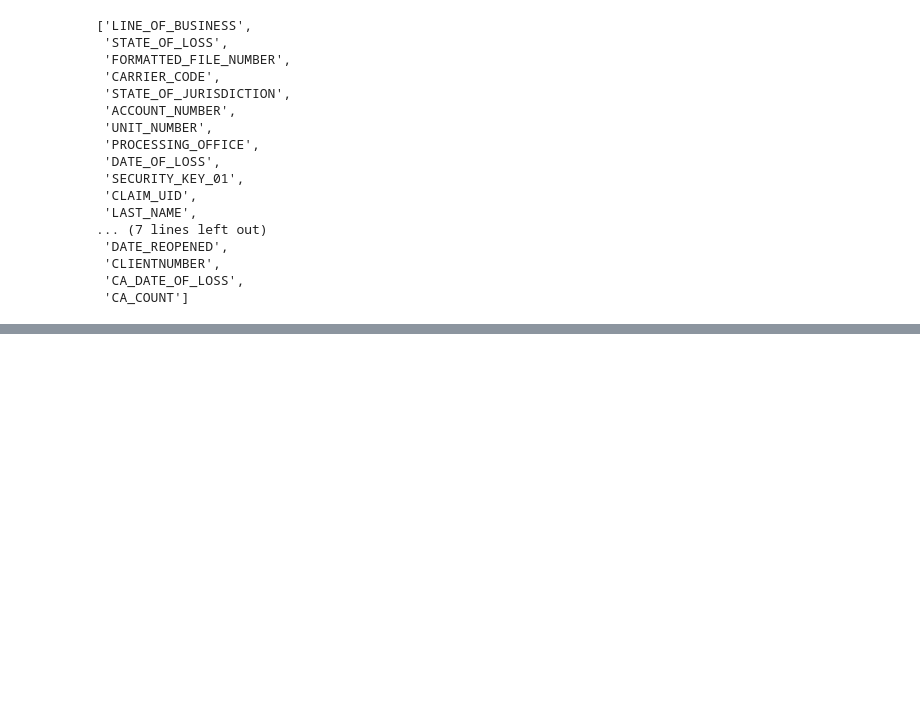
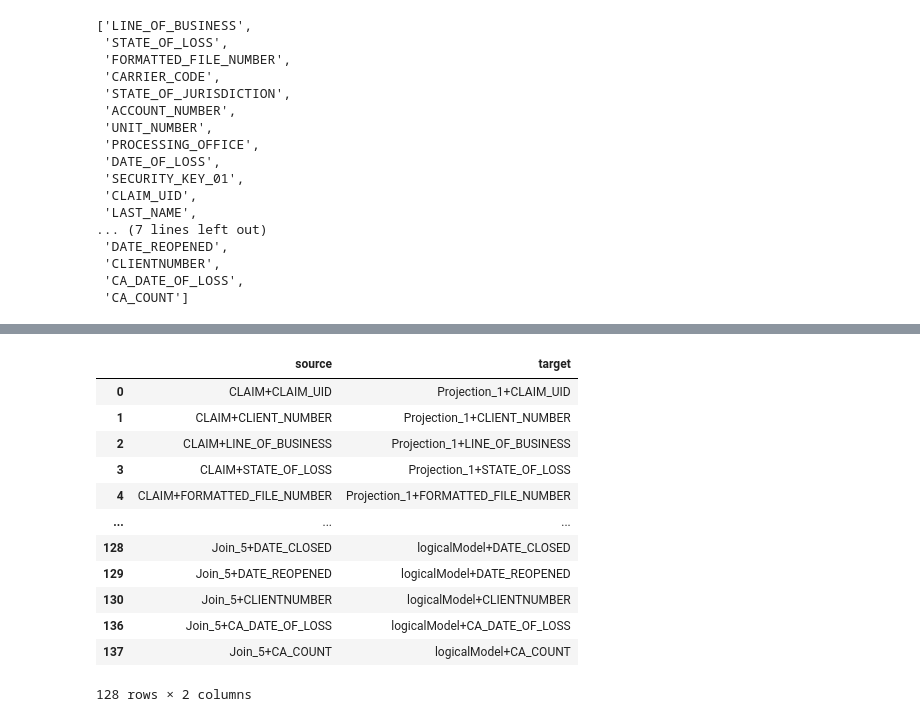
Before and after one commit to sudarshan-magaji/hana-kt, a Jupyter notebook: Untitled.ipynb, the cells around one changed output, grey strips where cells are left out. Cells and saved outputs as stored; diff of their text form; code cells hidden in the pictures; blank space fills up the shorter version.

```diff
--- a/Untitled.ipynb
+++ b/Untitled.ipynb
@@ -207,0 +289,24 @@ list(cv_claim[['TARGET_NODE','TARGET_VALUE']].groupby('TARGET_NODE').get_group('
+# %%
+source=(cv_claim['SOURCE_NODE']+'+'+cv_claim['SOURCE_VALUE'])
+# %%
+df=pd.DataFrame([source,target]).T
+# %%
+df.columns=['source','target']
+# %%
+df=df.dropna()
+# %%
+df
+# %% [output]
+|  | source | target |
+| 0 | CLAIM+CLAIM_UID | Projection_1+CLAIM_UID |
+| 1 | CLAIM+CLIENT_NUMBER | Projection_1+CLIENT_NUMBER |
+| 2 | CLAIM+LINE_OF_BUSINESS | Projection_1+LINE_OF_BUSINESS |
+| 3 | CLAIM+STATE_OF_LOSS | Projection_1+STATE_OF_LOSS |
+| 4 | CLAIM+FORMATTED_FILE_NUMBER | Projection_1+FORMATTED_FILE_NUMBER |
+| ... | ... | ... |
+| 128 | Join_5+DATE_CLOSED | logicalModel+DATE_CLOSED |
+| 129 | Join_5+DATE_REOPENED | logicalModel+DATE_REOPENED |
+| 130 | Join_5+CLIENTNUMBER | logicalModel+CLIENTNUMBER |
+| 136 | Join_5+CA_DATE_OF_LOSS | logicalModel+CA_DATE_OF_LOSS |
+| 137 | Join_5+CA_COUNT | logicalModel+CA_COUNT |
+128 rows × 2 columns
```
Also changed, not shown: parts of 13 cells of this notebook, 1 other file.
